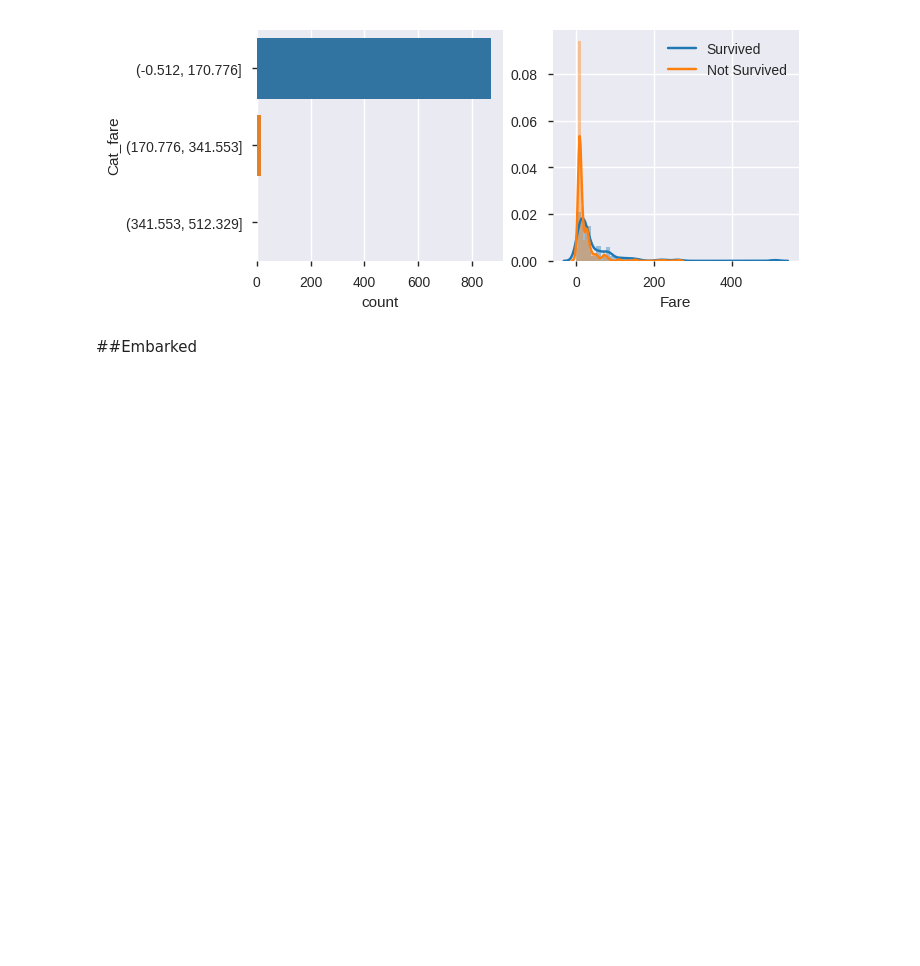
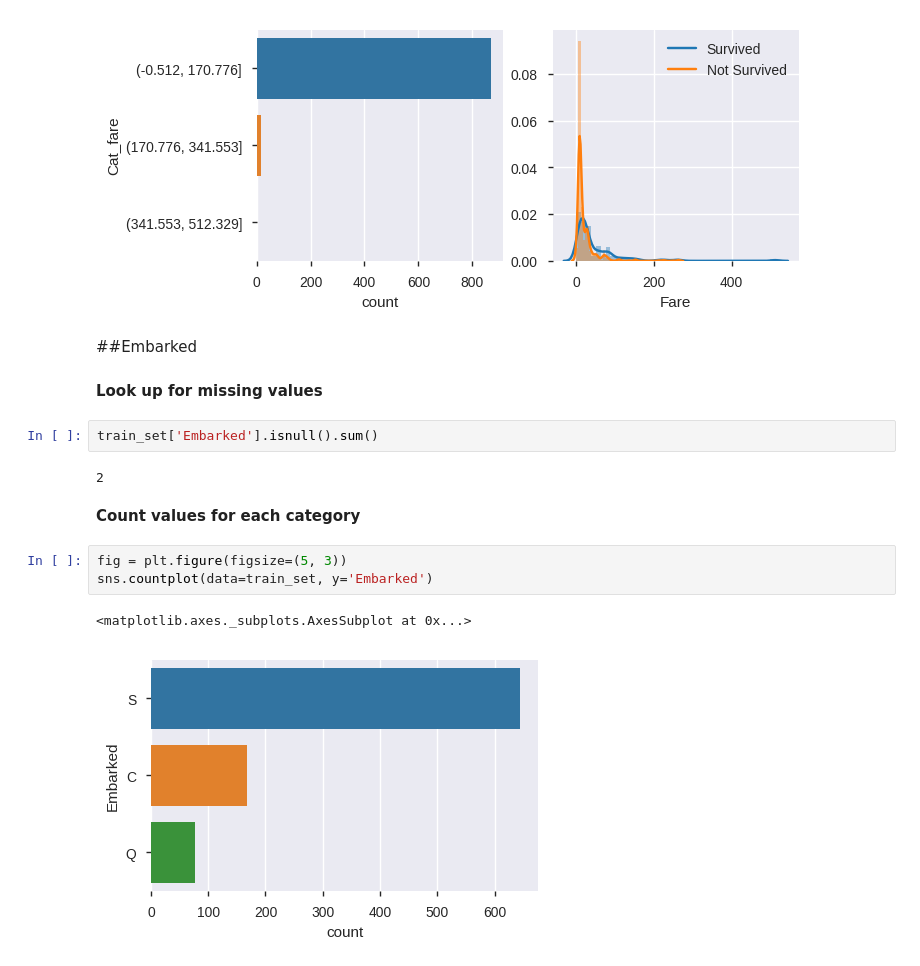
Before and after one commit to PieroNarciso/Titanic_ML_project, a Jupyter notebook: data_analysis.ipynb, the cells around one changed output. Saved outputs shown, nothing was run; the diff lists cells and outputs as text; blank space fills up the shorter version.

```diff
--- a/data_analysis.ipynb
+++ b/data_analysis.ipynb
@@ -288,3 +288,17 @@ sns.distplot(not_survived, kde_kws={'label': 'Not Survived'})
 [figure]
 # %% [markdown]
 ##Embarked
+# %% [markdown]
+**Look up for missing values**
+# %%
+train_set['Embarked'].isnull().sum()
+# %% [output]
+2
+# %% [markdown]
+**Count values for each category**
+# %%
+fig = plt.figure(figsize=(5, 3))
+sns.countplot(data=train_set, y='Embarked')
+# %% [output]
+<matplotlib.axes._subplots.AxesSubplot at 0x...>
+[figure, added]
```
Also changed, not shown: parts of 16 cells of this notebook, 1 other file.
